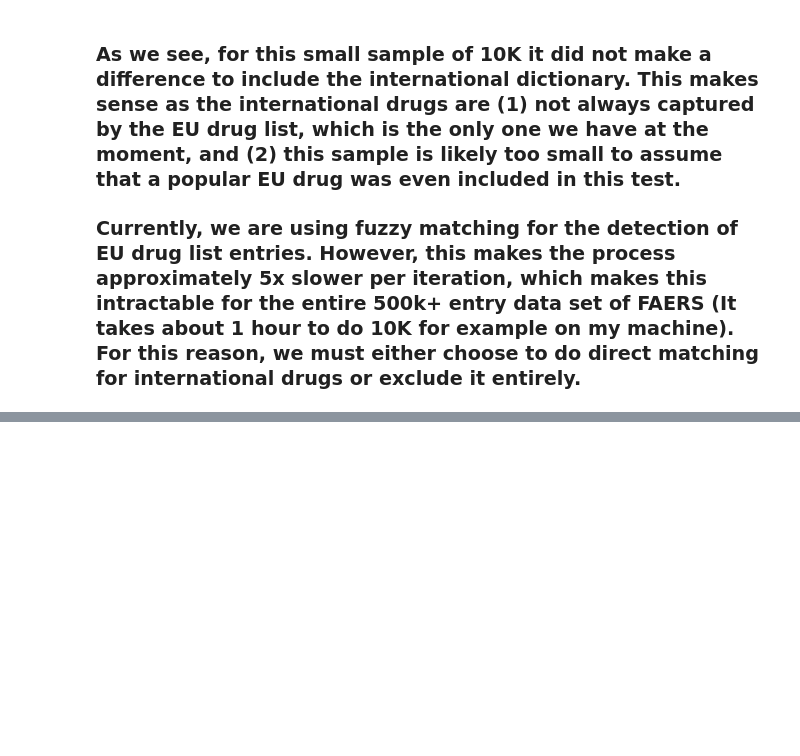
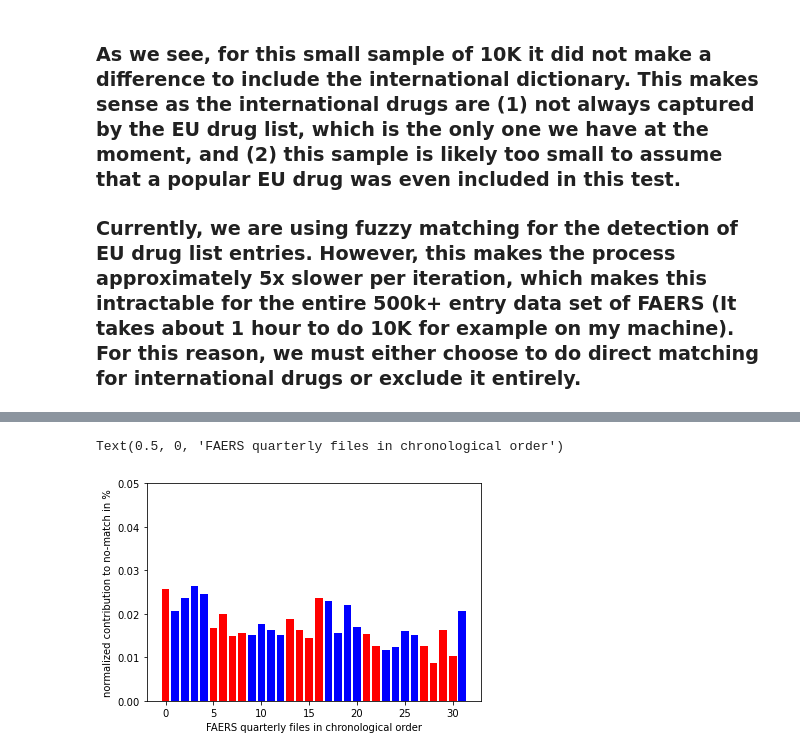
Before and after one commit to jcathalina/faers-drug-norm, a Jupyter notebook: notebooks/experiment_sandbox.ipynb, the cells around one changed output, grey strips where cells are left out. Drawn from its saved outputs; the diff is of its cells as text; code cells hidden in the pictures; blank space fills up the shorter version.

```diff
--- a/notebooks/experiment_sandbox.ipynb
+++ b/notebooks/experiment_sandbox.ipynb
@@ -30,2 +117,2 @@ dev_df = pd.read_csv("../data/FAERS_DEV_SET.csv")
 # %%
-dev_df["origin"].value_counts()
+origin_counts = no_match_full["origin"].value_counts()
@@ -49,0 +119,6 @@ Name: origin, dtype: int64
+# %%
+origin_counts.sort_index(inplace=True)
+# %%
+no_match_sorted_vals = [origin_counts[-1]] + list(origin_counts[:-1].values)  # this hack is necessary to properly order 12q4 as first
+# %%
+no_match_contribution = [(x/y) for x, y in zip(no_match_sorted_vals, sorted_dataset_dist_vals)]
@@ -49,0 +128,9 @@ Name: origin, dtype: int64
+# %%
+plt.bar(range(len(no_match_contribution)), no_match_contribution, align='center', color=clrs)
+plt.ylim([0, 0.05])
+plt.ylabel("normalized contribution to no-match in %")
+plt.xlabel("FAERS quarterly files in chronological order")
+# plt.show()
+# %% [output]
+Text(0.5, 0, 'FAERS quarterly files in chronological order')
+[figure, added]
```
Also changed, not shown: parts of 25 cells of this notebook, 2 other files.
